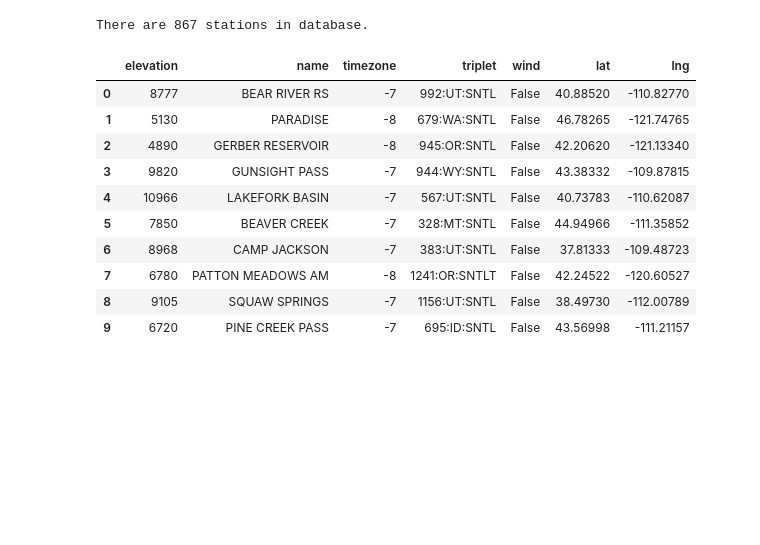
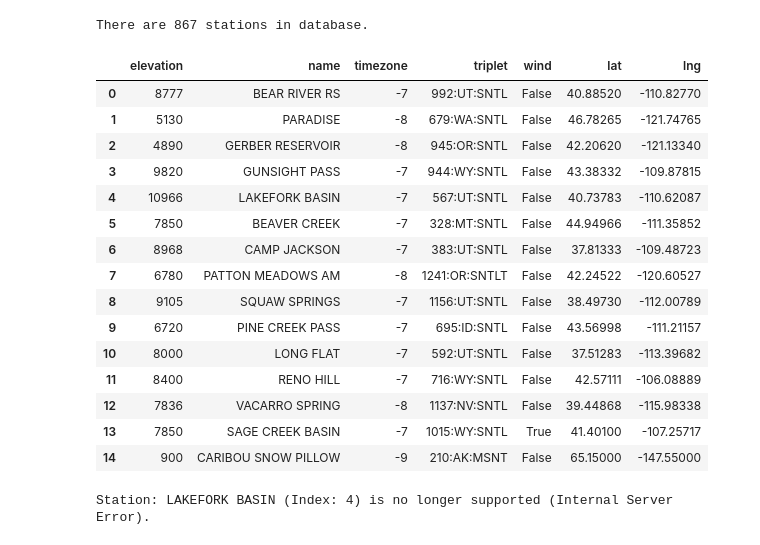
Before and after one commit to DSTG1/team-project, a Jupyter notebook: scrape_sites.ipynb, the cells around one changed output. Cells and saved outputs as stored; diff of their text form; code cells hidden in the pictures; blank space fills up the shorter version.

```diff
--- a/scrape_sites.ipynb
+++ b/scrape_sites.ipynb
@@ -17,48 +17,61 @@ num_stations = df_stations.shape[0]
 location = df_stations['location']
 df_stations = df_stations.drop(columns=['location'])
 num_stations = df_stations.shape[0]
 
 # Cleaning up location
 lat = []
 lng = []
 for i in location:
     lat.append(i['lat'])
     lng.append(i['lng'])
 
 # Concatonating to df_stations
 df_stations['lat'] = lat
 df_stations['lng'] = lng
 
 # Results
 print(f'There are {num_stations} stations in database.')
-df_stations.head(10)
+df_stations.head(15)
 # %% [output]
 There are 867 stations in database.
 |  | elevation | name | timezone | triplet | wind | lat | lng |
 | 0 | 8777 | BEAR RIVER RS | -7 | 992:UT:SNTL | False | 40.88520 | -110.82770 |
 | 1 | 5130 | PARADISE | -8 | 679:WA:SNTL | False | 46.78265 | -121.74765 |
 | 2 | 4890 | GERBER RESERVOIR | -8 | 945:OR:SNTL | False | 42.20620 | -121.13340 |
 | 3 | 9820 | GUNSIGHT PASS | -7 | 944:WY:SNTL | False | 43.38332 | -109.87815 |
 | 4 | 10966 | LAKEFORK BASIN | -7 | 567:UT:SNTL | False | 40.73783 | -110.62087 |
 | 5 | 7850 | BEAVER CREEK | -7 | 328:MT:SNTL | False | 44.94966 | -111.35852 |
 | 6 | 8968 | CAMP JACKSON | -7 | 383:UT:SNTL | False | 37.81333 | -109.48723 |
 | 7 | 6780 | PATTON MEADOWS AM | -8 | 1241:OR:SNTLT | False | 42.24522 | -120.60527 |
 | 8 | 9105 | SQUAW SPRINGS | -7 | 1156:UT:SNTL | False | 38.49730 | -112.00789 |
 | 9 | 6720 | PINE CREEK PASS | -7 | 695:ID:SNTL | False | 43.56998 | -111.21157 |
+| 10 | 8000 | LONG FLAT | -7 | 592:UT:SNTL | False | 37.51283 | -113.39682 |
+| 11 | 8400 | RENO HILL | -7 | 716:WY:SNTL | False | 42.57111 | -106.08889 |
+| 12 | 7836 | VACARRO SPRING | -8 | 1137:NV:SNTL | False | 39.44868 | -115.98338 |
+| 13 | 7850 | SAGE CREEK BASIN | -7 | 1015:WY:SNTL | True | 41.40100 | -107.25717 |
+| 14 | 900 | CARIBOU SNOW PILLOW | -9 | 210:AK:MSNT | False | 65.15000 | -147.55000 |
 # %%
 num_days = 100
 
+# Total data
+station_data = {}
 for i in range(num_stations):
 
-    # Grab all sites in stations for the past num_days
-    site = requests.get(snow_api + 'station/' + stations.json()[i]['triplet'], params={'days':num_days}).json()
-    break # had some error on the 3rd or 4th station... Ill fix it later
+    if i == 15:
+        break
+    try:
+        # Grab individual site
+        site = requests.get(snow_api + 'station/' + stations.json()[i]['triplet'], params={'days':num_days}).json()
 
-    # Extracting the data and storing it into a dataframe
-    data = site['data']
-    df_site = pd.DataFrame.from_records(data)
+        # Extracting the data and storing it into a dataframe
+        data = site['data']
+        df_site = pd.DataFrame.from_records(data)
 
-    # ========== How to encode/store data for model? -> Model dependent! ==============
-    # Concatonating the sites along axis = 0
-    # Store into Pickle file
-    # Store into separate files
+        # Storing individual site into a dictionary
+        station_data[df_stations['name'][i]] = df_site
+    except ValueError:
+
+        # Don't store station if it throws a ValueError (JSONDecodeError in this case)
+        print(f'Station: {df_stations["name"][i]} (Index: {i}) is no longer supported (Internal Server Error).')
+# %% [output]
+Station: LAKEFORK BASIN (Index: 4) is no longer supported (Internal Server Error).
```
Also changed, not shown: parts of 3 cells of this notebook.
